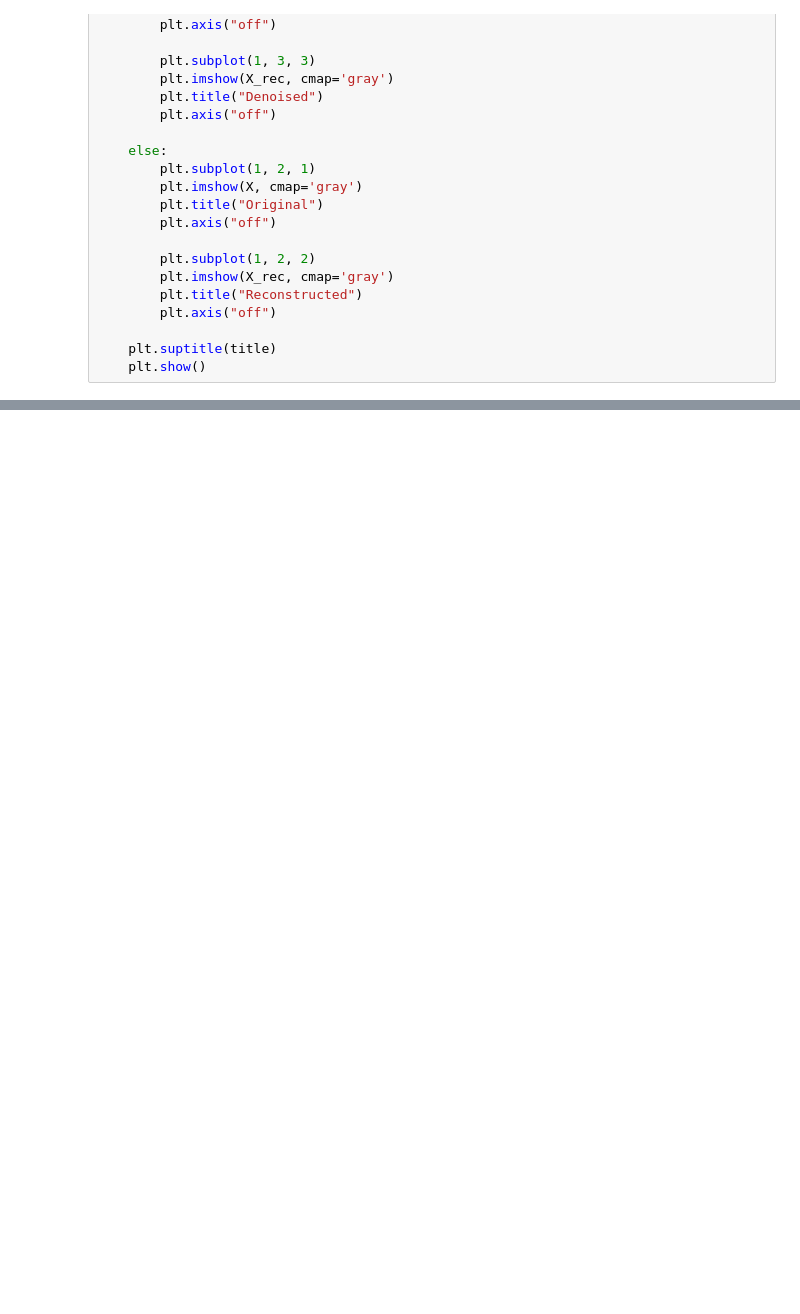
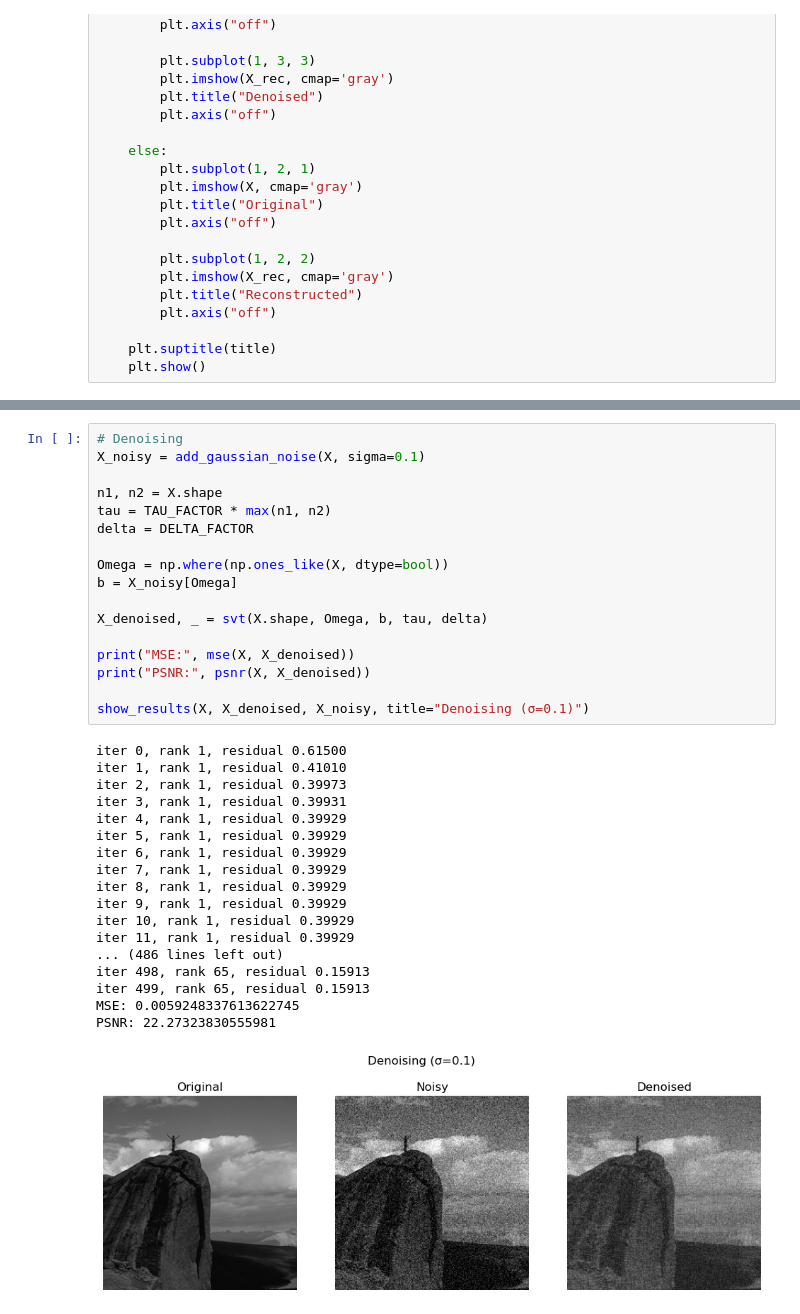
Before and after one commit to saramilovanova/nuclear-norm-data-reconstruction, a Jupyter notebook: notebooks/svt_analysis.ipynb, the cells around one changed output, grey strips where cells are left out. Saved outputs shown, nothing was run; the diff lists cells and outputs as text; blank space fills up the shorter version.

```diff
--- a/notebooks/svt_analysis.ipynb
+++ b/notebooks/svt_analysis.ipynb
@@ -85,0 +130,36 @@ def show_results(X, X_rec, X_noisy=None, title=""):
+# %%
+# Denoising
+X_noisy = add_gaussian_noise(X, sigma=0.1)
+
+n1, n2 = X.shape
+tau = TAU_FACTOR * max(n1, n2)
+delta = DELTA_FACTOR
+
+Omega = np.where(np.ones_like(X, dtype=bool))
+b = X_noisy[Omega]
+
+X_denoised, _ = svt(X.shape, Omega, b, tau, delta)
+
+print("MSE:", mse(X, X_denoised))
+print("PSNR:", psnr(X, X_denoised))
+
+show_results(X, X_denoised, X_noisy, title="Denoising (σ=0.1)")
+# %% [output]
+iter 0, rank 1, residual 0.61500
+iter 1, rank 1, residual 0.41010
+iter 2, rank 1, residual 0.39973
+iter 3, rank 1, residual 0.39931
+iter 4, rank 1, residual 0.39929
+iter 5, rank 1, residual 0.39929
+iter 6, rank 1, residual 0.39929
+iter 7, rank 1, residual 0.39929
+iter 8, rank 1, residual 0.39929
+iter 9, rank 1, residual 0.39929
+iter 10, rank 1, residual 0.39929
+iter 11, rank 1, residual 0.39929
+... (486 lines left out)
+iter 498, rank 65, residual 0.15913
+iter 499, rank 65, residual 0.15913
+MSE: 0.0059248337613622745
+PSNR: 22.27323830555981
+[figure, added]
```
Also changed, not shown: parts of 2 cells of this notebook, 2 other files.
